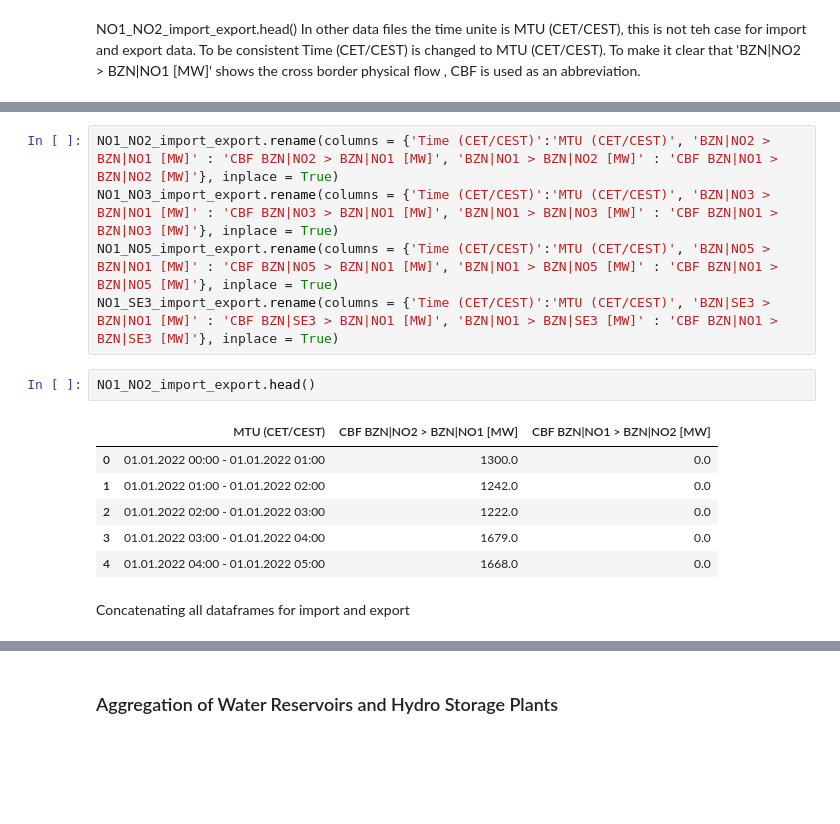
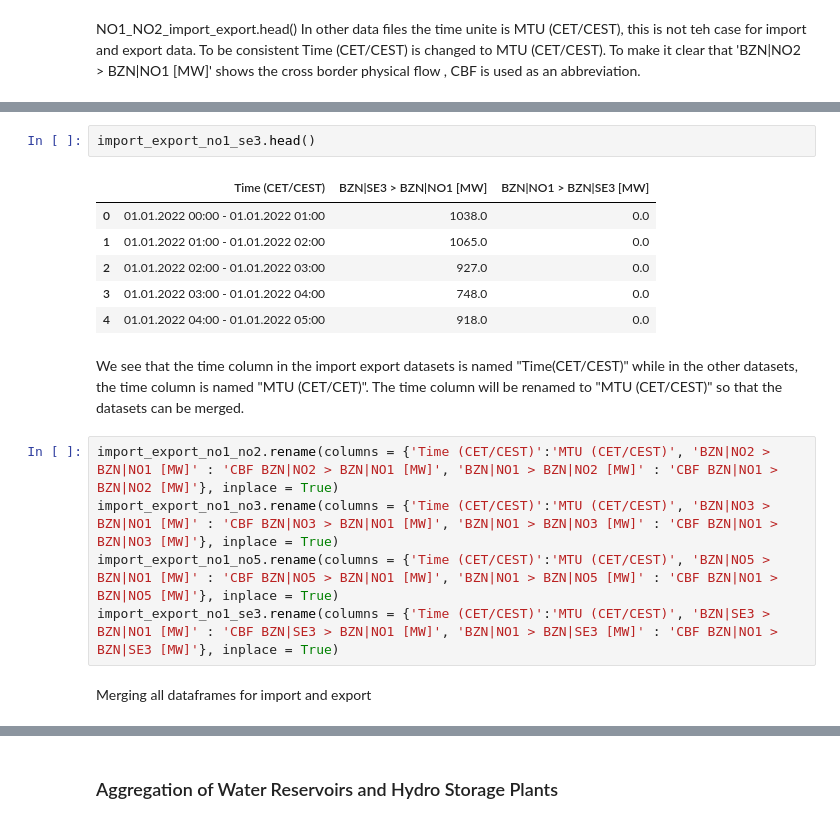
Before and after one commit to HIOF-Bachelor-Project-Group-7/Time-series-energy-price-prediction-bidding-zone-N01, a Jupyter notebook: code/Data aggregation of energy market bidding zone NO1.ipynb, the cells around one changed output, grey strips where cells are left out. Cells and saved outputs as stored; diff of their text form; blank space fills up the shorter version.

```diff
--- a/code/Data aggregation of energy market bidding zone NO1.ipynb
+++ b/code/Data aggregation of energy market bidding zone NO1.ipynb
@@ -291,17 +313,19 @@ In other data files the time unite is MTU (CET/CEST), this is not teh case for i
+# %%
+import_export_no1_se3.head()
+# %% [output]
+|  | Time (CET/CEST) | BZN|SE3 > BZN|NO1 [MW] | BZN|NO1 > BZN|SE3 [MW] |
+| 0 | 01.01.2022 00:00 - 01.01.2022 01:00 | 1038.0 | 0.0 |
+| 1 | 01.01.2022 01:00 - 01.01.2022 02:00 | 1065.0 | 0.0 |
+| 2 | 01.01.2022 02:00 - 01.01.2022 03:00 | 927.0 | 0.0 |
+| 3 | 01.01.2022 03:00 - 01.01.2022 04:00 | 748.0 | 0.0 |
+| 4 | 01.01.2022 04:00 - 01.01.2022 05:00 | 918.0 | 0.0 |
+# %% [markdown]
+We see that the time column in the import export datasets is named "Time(CET/CEST)" while in the other datasets, the time column is named "MTU (CET/CET)". The time column will be renamed to "MTU (CET/CEST)" so that the datasets can be merged.
 # %%
-NO1_NO2_import_export.rename(columns = {'Time (CET/CEST)':'MTU (CET/CEST)', 'BZN|NO2 > BZN|NO1 [MW]' : 'CBF BZN|NO2 > BZN|NO1 [MW]', 'BZN|NO1 > BZN|NO2 [MW]' : 'CBF BZN|NO1 > BZN|NO2 [MW]'}, inplace = True)
-NO1_NO3_import_export.rename(columns = {'Time (CET/CEST)':'MTU (CET/CEST)', 'BZN|NO3 > BZN|NO1 [MW]' : 'CBF BZN|NO3 > BZN|NO1 [MW]', 'BZN|NO1 > BZN|NO3 [MW]' : 'CBF BZN|NO1 > BZN|NO3 [MW]'}, inplace = True)
-NO1_NO5_import_export.rename(columns = {'Time (CET/CEST)':'MTU (CET/CEST)', 'BZN|NO5 > BZN|NO1 [MW]' : 'CBF BZN|NO5 > BZN|NO1 [MW]', 'BZN|NO1 > BZN|NO5 [MW]' : 'CBF BZN|NO1 > BZN|NO5 [MW]'}, inplace = True)
-NO1_SE3_import_export.rename(columns = {'Time (CET/CEST)':'MTU (CET/CEST)', 'BZN|SE3 > BZN|NO1 [MW]' : 'CBF BZN|SE3 > BZN|NO1 [MW]', 'BZN|NO1 > BZN|SE3 [MW]' : 'CBF BZN|NO1 > BZN|SE3 [MW]'}, inplace = True)
+import_export_no1_no2.rename(columns = {'Time (CET/CEST)':'MTU (CET/CEST)', 'BZN|NO2 > BZN|NO1 [MW]' : 'CBF BZN|NO2 > BZN|NO1 [MW]', 'BZN|NO1 > BZN|NO2 [MW]' : 'CBF BZN|NO1 > BZN|NO2 [MW]'}, inplace = True)
+import_export_no1_no3.rename(columns = {'Time (CET/CEST)':'MTU (CET/CEST)', 'BZN|NO3 > BZN|NO1 [MW]' : 'CBF BZN|NO3 > BZN|NO1 [MW]', 'BZN|NO1 > BZN|NO3 [MW]' : 'CBF BZN|NO1 > BZN|NO3 [MW]'}, inplace = True)
+import_export_no1_no5.rename(columns = {'Time (CET/CEST)':'MTU (CET/CEST)', 'BZN|NO5 > BZN|NO1 [MW]' : 'CBF BZN|NO5 > BZN|NO1 [MW]', 'BZN|NO1 > BZN|NO5 [MW]' : 'CBF BZN|NO1 > BZN|NO5 [MW]'}, inplace = True)
+import_export_no1_se3.rename(columns = {'Time (CET/CEST)':'MTU (CET/CEST)', 'BZN|SE3 > BZN|NO1 [MW]' : 'CBF BZN|SE3 > BZN|NO1 [MW]', 'BZN|NO1 > BZN|SE3 [MW]' : 'CBF BZN|NO1 > BZN|SE3 [MW]'}, inplace = True)
-# %%
-NO1_NO2_import_export.head()
-# %% [output]
-|  | MTU (CET/CEST) | CBF BZN|NO2 > BZN|NO1 [MW] | CBF BZN|NO1 > BZN|NO2 [MW] |
-| 0 | 01.01.2022 00:00 - 01.01.2022 01:00 | 1300.0 | 0.0 |
-| 1 | 01.01.2022 01:00 - 01.01.2022 02:00 | 1242.0 | 0.0 |
-| 2 | 01.01.2022 02:00 - 01.01.2022 03:00 | 1222.0 | 0.0 |
-| 3 | 01.01.2022 03:00 - 01.01.2022 04:00 | 1679.0 | 0.0 |
-| 4 | 01.01.2022 04:00 - 01.01.2022 05:00 | 1668.0 | 0.0 |
 # %% [markdown]
-Concatenating all dataframes for import and export
+Merging all dataframes for import and export
 # %%
```
Also changed, not shown: parts of 12 cells of this notebook.
